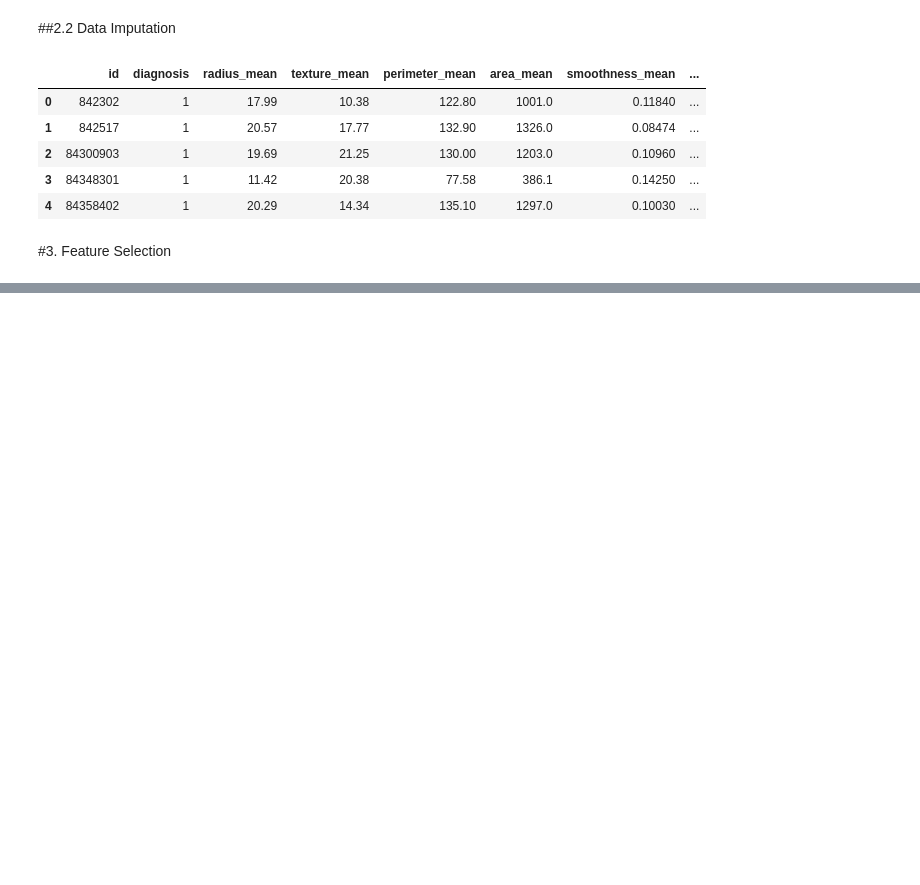
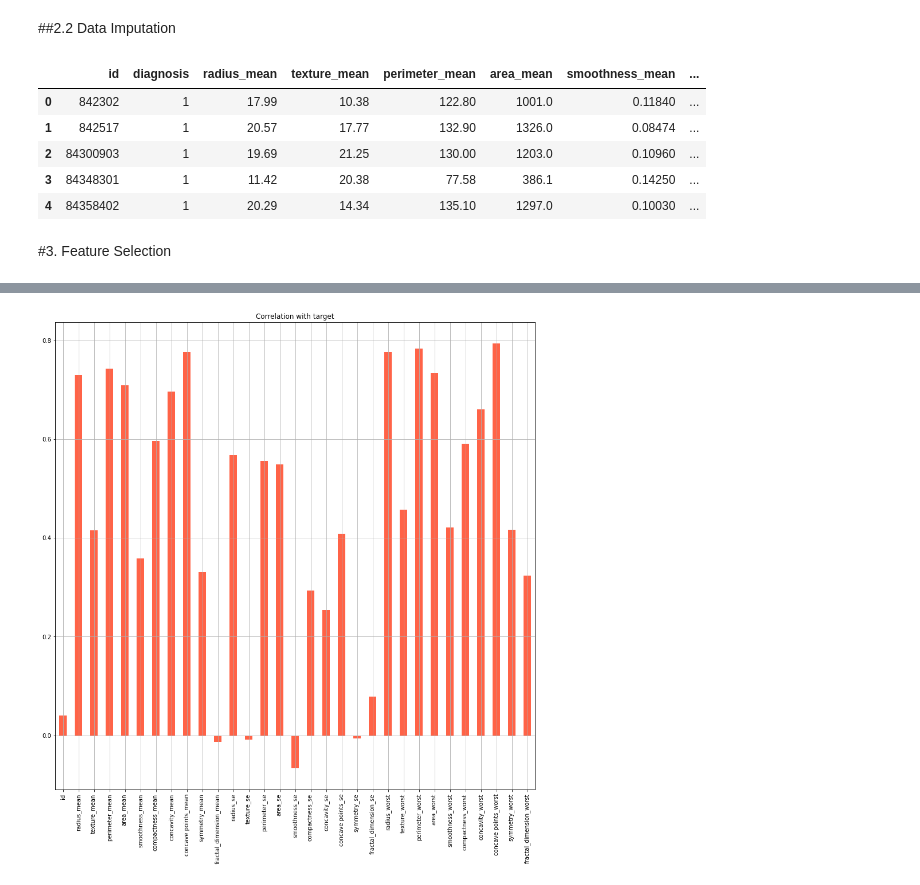
Before and after one commit to xDaryamo/BreastCancerPrediction, a Jupyter notebook: breast_cancer_prediction.ipynb, the cells around one changed output, grey strips where cells are left out. Cells and saved outputs as stored; diff of their text form; code cells hidden in the pictures; blank space fills up the shorter version.

```diff
--- a/breast_cancer_prediction.ipynb
+++ b/breast_cancer_prediction.ipynb
@@ -153,0 +163,12 @@ df.head()
+# %%
+#Creaiamo un dataframe senza il target
+df_without_target = df.drop('diagnosis', axis=1)
+
+#Otteniamo la correlazione a coppie con il target
+df_with_correlation = df_without_target.corrwith(df.diagnosis)
+
+
+#Creiamo un istogramma con la correlazione dei dati con il nostro target (diagnosis)
+df_with_correlation.plot(kind='bar', grid=True, figsize=(15, 15), title="Correlation with target",color="tomato");
+# %% [output]
+[figure, added]
```
Also changed, not shown: parts of 6 cells of this notebook.
